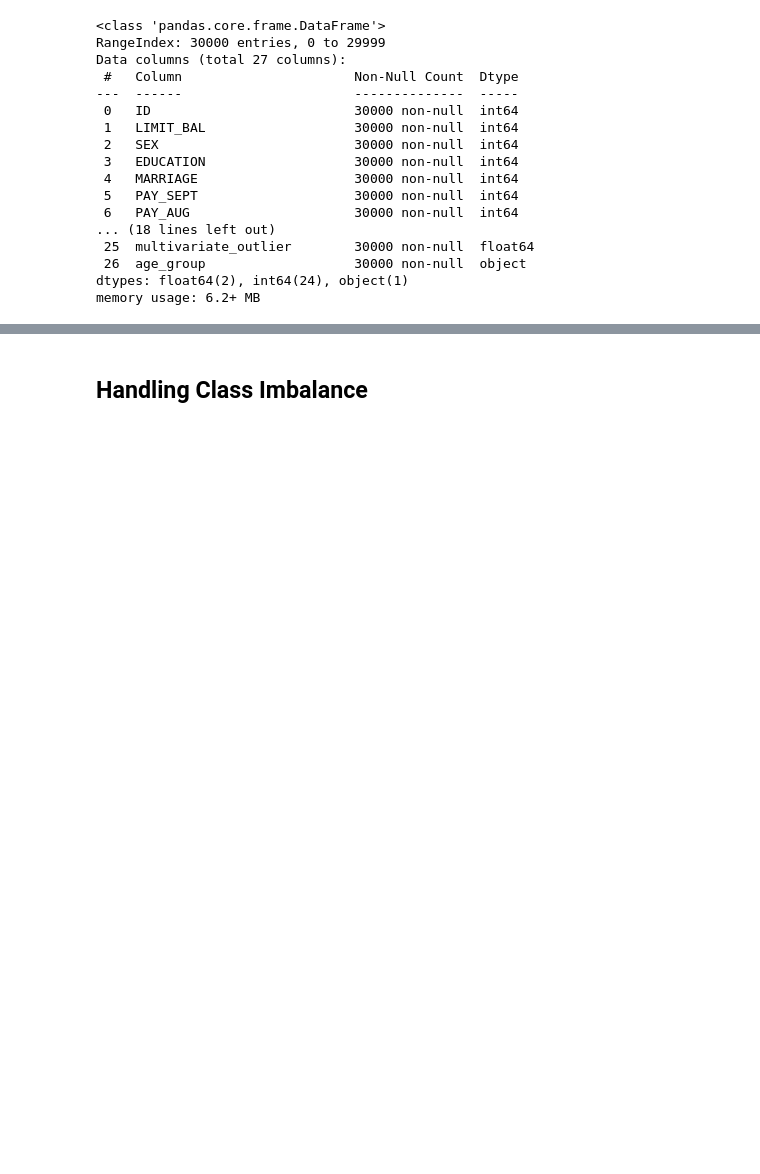
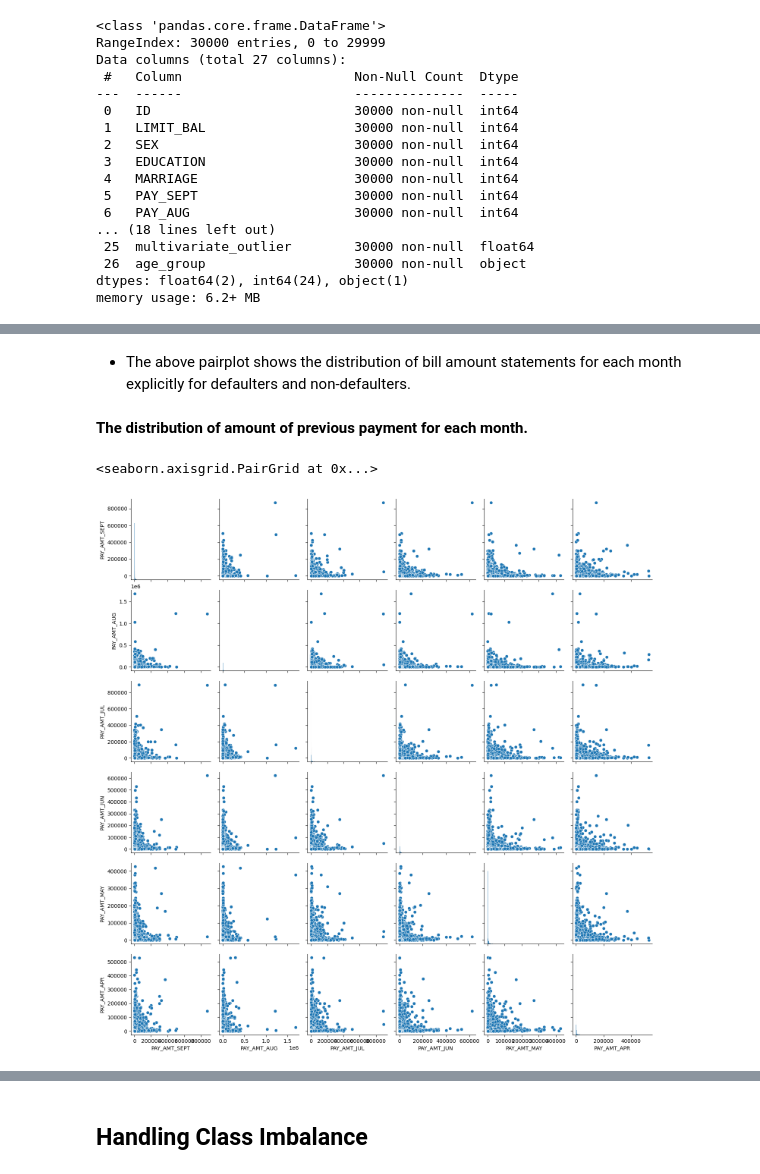
Before and after one commit to Kalpesh-Rajput/-Credit_Card_Default_Prediction, a Jupyter notebook: KR_|_Credit_Card_Default_Prediction.ipynb, the cells around one changed output, grey strips where cells are left out. Drawn from its saved outputs; the diff is of its cells as text; code cells hidden in the pictures; blank space fills up the shorter version.

```diff
--- a/KR_|_Credit_Card_Default_Prediction.ipynb
+++ b/KR_|_Credit_Card_Default_Prediction.ipynb
@@ -833,0 +857,11 @@ memory usage: 6.2+ MB
+# %% [markdown]
+* The above pairplot shows the distribution of bill amount statements for each month explicitly for defaulters and non-defaulters.
+# %% [markdown]
+**The distribution of amount of previous payment for each month.**
+# %%
+pay_amnt_df = df[['PAY_AMT_SEPT',	'PAY_AMT_AUG',	'PAY_AMT_JUL',	'PAY_AMT_JUN',	'PAY_AMT_MAY',	'PAY_AMT_APR']]
+# %%
+sns.pairplot(data = pay_amnt_df)
+# %% [output]
+<seaborn.axisgrid.PairGrid at 0x...>
+[figure, added]
```
Also changed, not shown: parts of 32 cells of this notebook.
